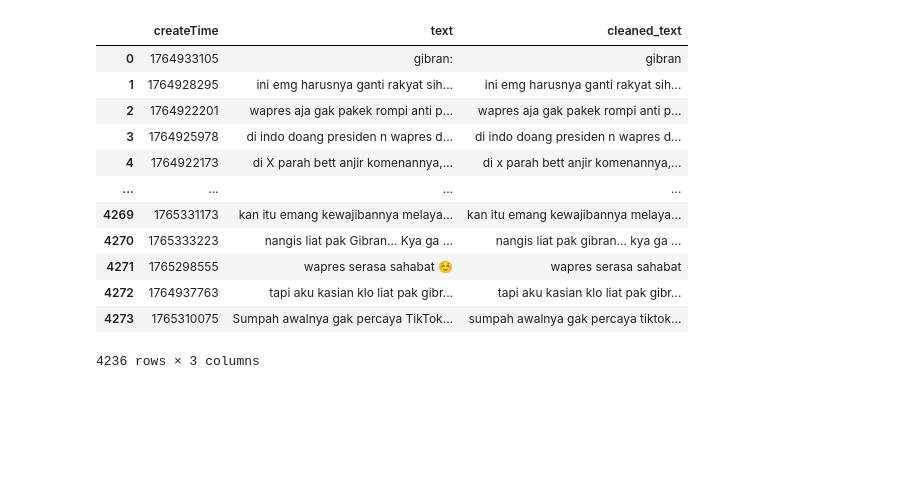
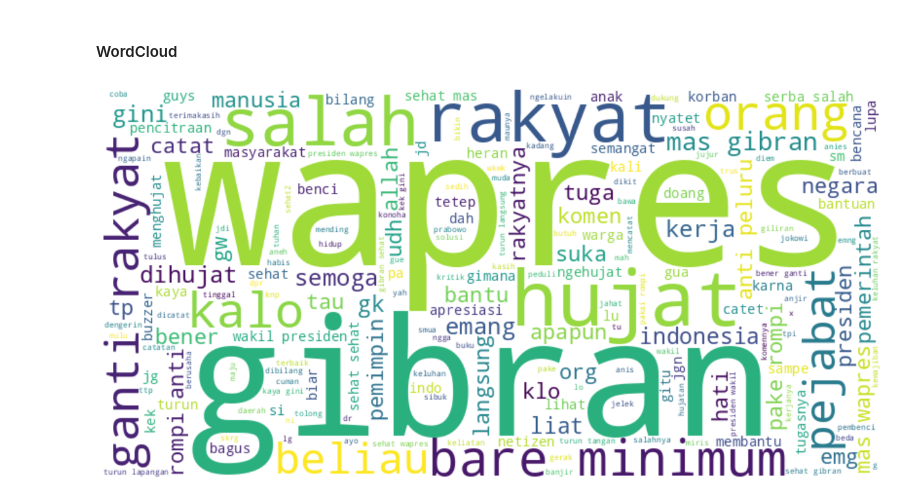
Before and after one commit to YehezkielG/sentiment-spline-truncated-bencana-banjir, a Jupyter notebook: analysis.ipynb, the cells around one changed output. Cells and saved outputs as stored; diff of their text form; code cells hidden in the pictures; blank space fills up the shorter version.

```diff
--- a/analysis.ipynb
+++ b/analysis.ipynb
@@ -52,28 +53,32 @@ memory usage: 99.3+ KB
-# %%
-def clean_text_for_indobert(text):
-    text = text.lower()
-    text = re.sub(r'http\S+', '', text)
-    text = re.sub(r'www\.\S+', '', text)
-    text = re.sub(r'@[A-Za-z0-9_]+', '', text)
-    text = re.sub(r'[^a-zA-Z0-9\s.,!?]', '', text)
-    text = re.sub(r'\s+', ' ', text).strip()
-    return text
-
-data_df['cleaned_text'] = data_df['text'].apply(clean_text_for_indobert)
-data_df
-# %% [output]
-|  | createTime | text | cleaned_text |
-| 0 | 1764933105 | gibran: | gibran |
-| 1 | 1764928295 | ini emg harusnya ganti rakyat sih... | ini emg harusnya ganti rakyat sih... |
-| 2 | 1764922201 | wapres aja gak pakek rompi anti p... | wapres aja gak pakek rompi anti p... |
-| 3 | 1764925978 | di indo doang presiden n wapres d... | di indo doang presiden n wapres d... |
-| 4 | 1764922173 | di X parah bett anjir komenannya,... | di x parah bett anjir komenannya,... |
-| ... | ... | ... | ... |
-| 4269 | 1765331173 | kan itu emang kewajibannya melaya... | kan itu emang kewajibannya melaya... |
-| 4270 | 1765333223 | nangis liat pak Gibran... Kya ga ... | nangis liat pak gibran... kya ga ... |
-| 4271 | 1765298555 | wapres serasa sahabat ☺️ | wapres serasa sahabat |
-| 4272 | 1764937763 | tapi aku kasian klo liat pak gibr... | tapi aku kasian klo liat pak gibr... |
-| 4273 | 1765310075 | Sumpah awalnya gak percaya TikTok... | sumpah awalnya gak percaya tiktok... |
-4236 rows × 3 columns
+# %% [markdown]
+#### WordCloud
 # %%
-wordcloudtxt = data_df["cleaned_text"].apply(tc.tokenizingText).apply(tc.filteringText)
+from wordcloud import WordCloud
+import matplotlib.pyplot as plt
+
+def clean_text_for_indobert(text):
+    text = text.lower()
+    text = re.sub(r'http\S+', '', text)
+    text = re.sub(r'www\.\S+', '', text)
+    text = re.sub(r'@[A-Za-z0-9_]+', '', text)
+    text = re.sub(r'[^a-zA-Z0-9\s.,!?]', '', text)
+    text = re.sub(r'\s+', ' ', text).strip()
+    return text
+
+cleanedTxt = df['text'].apply(clean_text_for_indobert)
+wordcloudtxt = cleanedTxt.apply(tc.tokenizingText).apply(tc.filteringText)
+
+# Convert list of tokens back to string
+wordcloud_text = ' '.join(wordcloudtxt.apply(lambda x: ' '.join(x)))
+
+# Create wordcloud from cleaned text
+wordcloud = WordCloud(width=800, height=400, background_color='white').generate(wordcloud_text)
+
+# Display wordcloud
+plt.figure(figsize=(12, 6))
+plt.imshow(wordcloud, interpolation='bilinear')
+plt.axis('off')
+plt.tight_layout(pad=0)
+plt.show()
+# %% [output]
+[figure, added]
```
Also changed, not shown: parts of 12 cells of this notebook, 6 other files.
